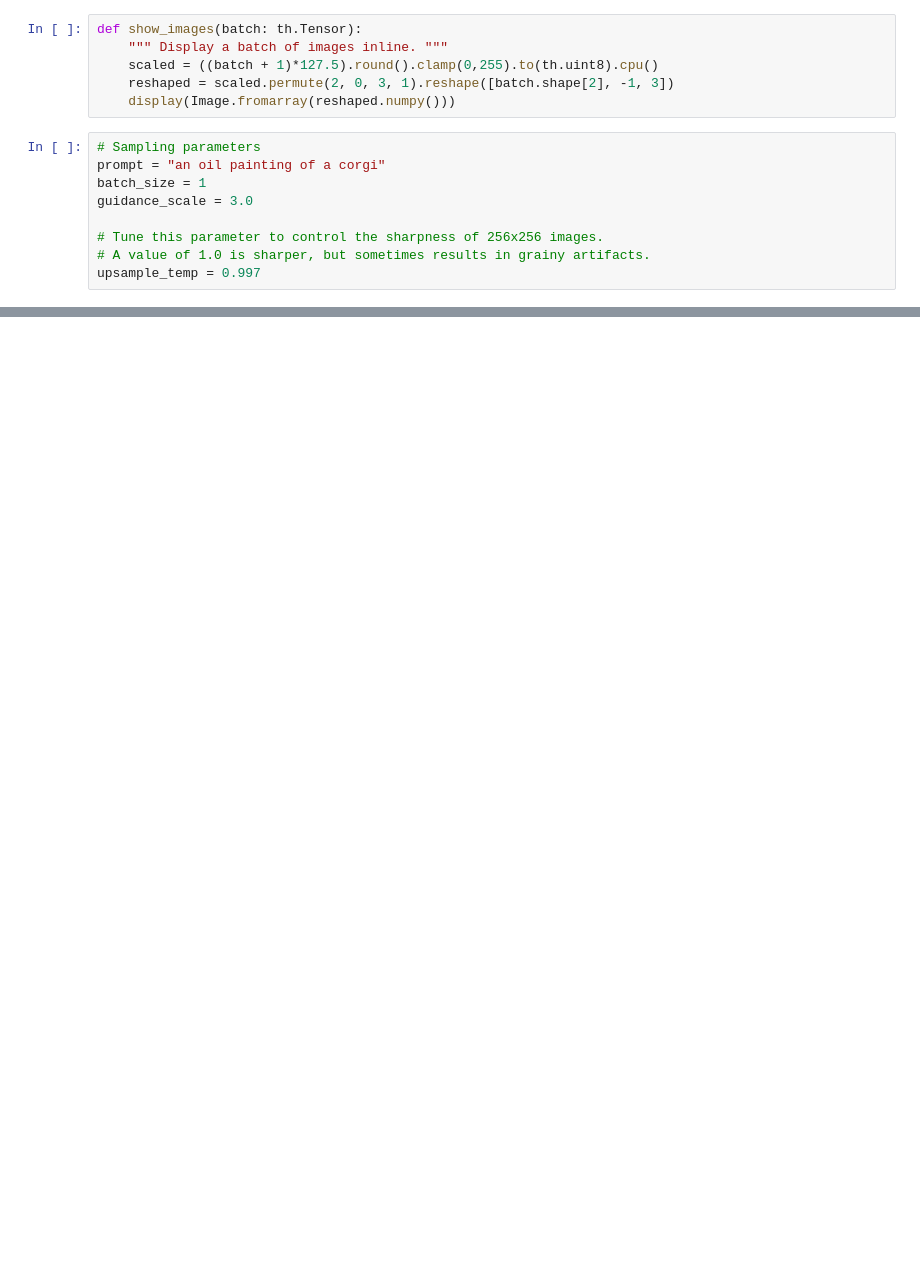
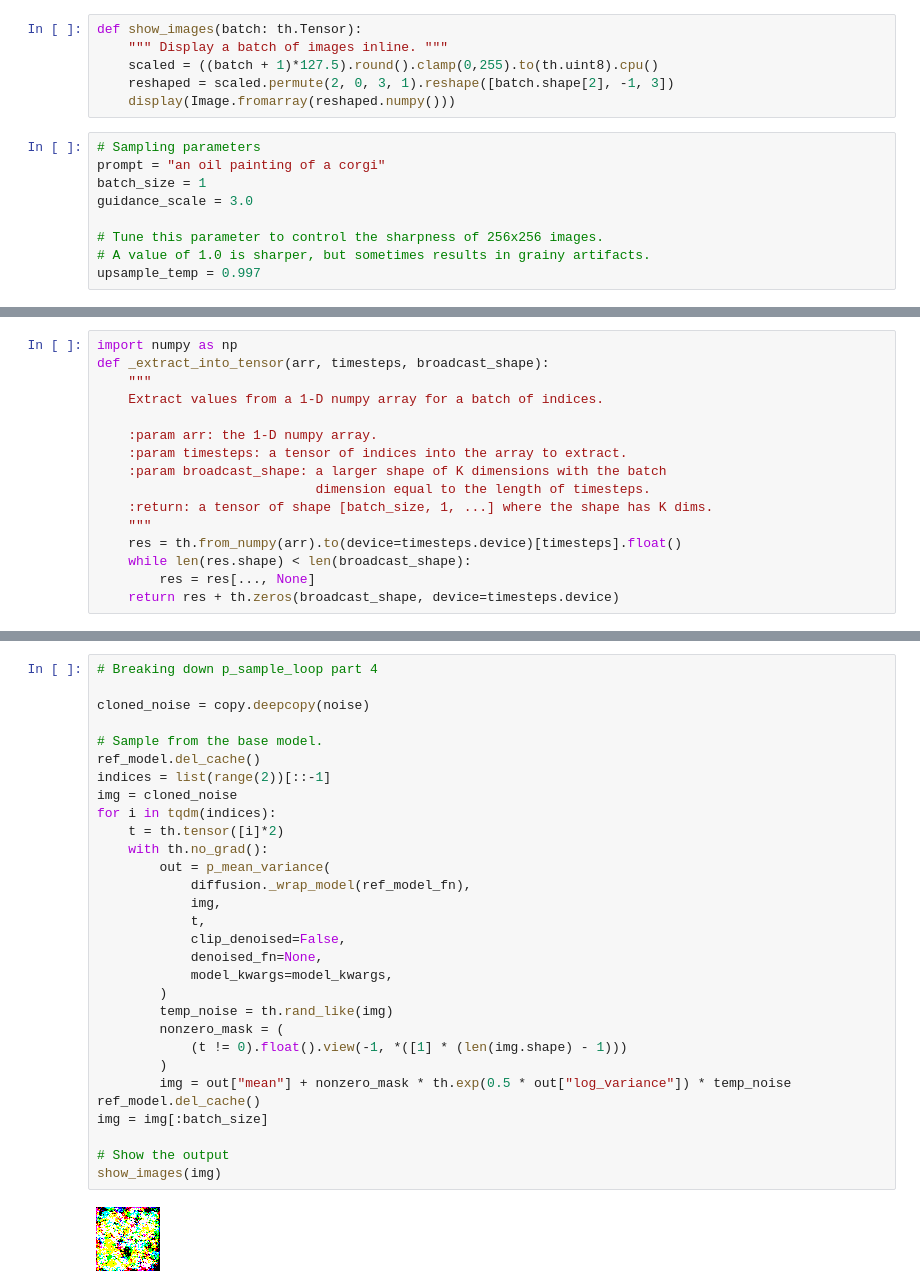
Before and after one commit to pranavgade20/glide, a Jupyter notebook: reference.ipynb, the cells around one changed output, grey strips where cells are left out. Drawn from its saved outputs; the diff is of its cells as text; blank space fills up the shorter version.

```diff
--- a/reference.ipynb
+++ b/reference.ipynb
@@ -211,0 +276,16 @@ show_images(up_samples)
+# %%
+import numpy as np
+def _extract_into_tensor(arr, timesteps, broadcast_shape):
+    """
+    Extract values from a 1-D numpy array for a batch of indices.
+
+    :param arr: the 1-D numpy array.
+    :param timesteps: a tensor of indices into the array to extract.
+    :param broadcast_shape: a larger shape of K dimensions with the batch
+                            dimension equal to the length of timesteps.
+    :return: a tensor of shape [batch_size, 1, ...] where the shape has K dims.
+    """
+    res = th.from_numpy(arr).to(device=timesteps.device)[timesteps].float()
+    while len(res.shape) < len(broadcast_shape):
+        res = res[..., None]
+    return res + th.zeros(broadcast_shape, device=timesteps.device)
@@ -211,0 +347,32 @@ show_images(up_samples)
+# %%
+# Breaking down p_sample_loop part 4
+
+cloned_noise = copy.deepcopy(noise)
+
+# Sample from the base model.
+ref_model.del_cache()
+indices = list(range(2))[::-1]
+img = cloned_noise
+for i in tqdm(indices):
+    t = th.tensor([i]*2)
+    with th.no_grad():
+        out = p_mean_variance(
+            diffusion._wrap_model(ref_model_fn),
+            img,
+            t,
+            clip_denoised=False,
+            denoised_fn=None,
+            model_kwargs=model_kwargs,
+        )
+        temp_noise = th.rand_like(img)
+        nonzero_mask = (
+            (t != 0).float().view(-1, *([1] * (len(img.shape) - 1)))
+        )
+        img = out["mean"] + nonzero_mask * th.exp(0.5 * out["log_variance"]) * temp_noise
+ref_model.del_cache()
+img = img[:batch_size]
+
+# Show the output
+show_images(img)
+# %% [output]
+[figure, added]
```
Also changed, not shown: parts of 15 cells of this notebook, 3 other files.
